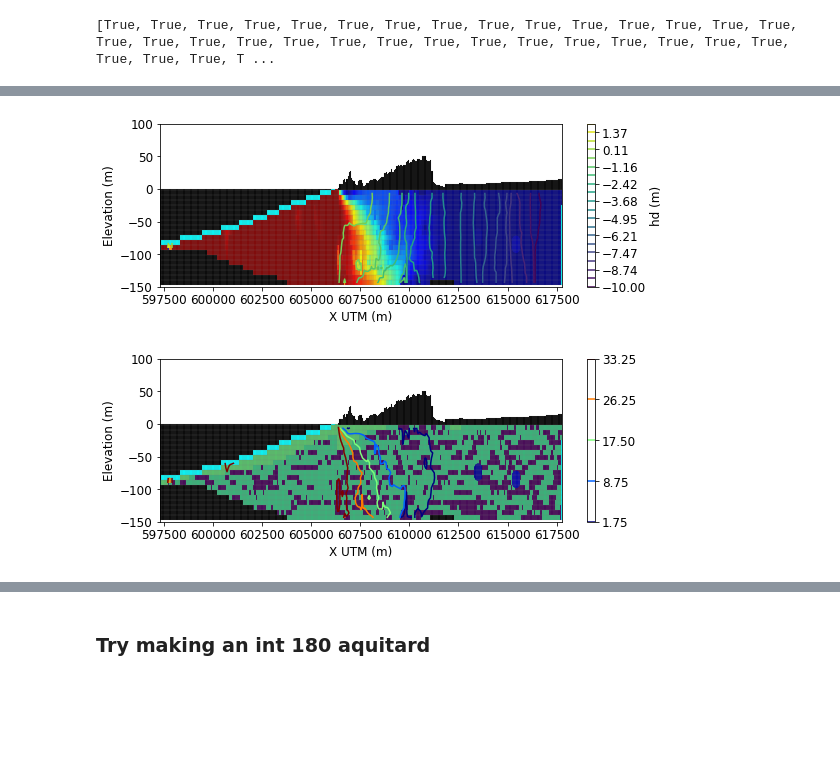
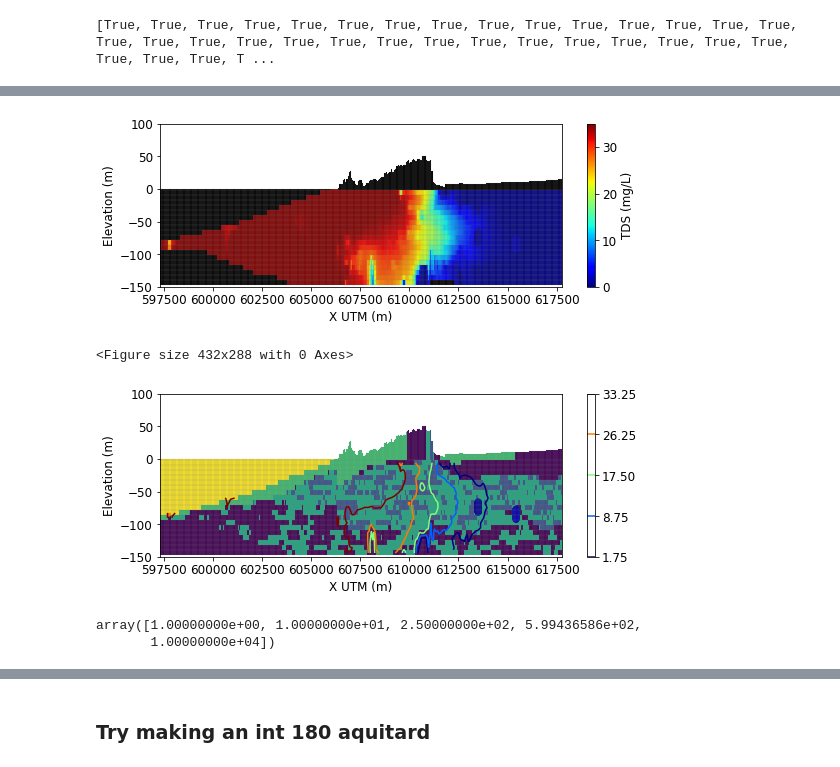
Before and after one commit to igotchalk/SWIlarge, a Jupyter notebook: notebook/test_xsection_SV.ipynb, the cells around one changed output, grey strips where cells are left out. Cells and saved outputs as stored; diff of their text form; code cells hidden in the pictures; blank space fills up the shorter version.

```diff
--- a/notebook/test_xsection_SV.ipynb
+++ b/notebook/test_xsection_SV.ipynb
@@ -719,7 +716,7 @@ densefresh = 1000.
 denseslp = (densesalt - densefresh) / (Csalt - Cfresh)
 #denseslp = 0 #trick for testing constant density
 # %%
-it=1
+it=0
 f_varlist = Path('../data/PriorModel/varlist.pkl')
 job_id='test'
 
@@ -739,6 +736,10 @@ print('unpacking and setting vars...')
 unpacking and setting vars...
 # %%
 ##Unpack vars
+thinning =varlist['thinning'][it] #done
+n_conduits = int(varlist['n_conduits'][it])
+
+
 por_sand = varlist['por_sand'][it] #done
 por_clay = varlist['por_clay'][it] #done
 aL = varlist['aL'][it] #done
@@ -751,14 +752,14 @@ kh_lay1     = varlist['kh_lay1'][it] #done
 DSA_head    = varlist['DSA_head'][it] #done
 
 
+#Changed vars
+kh_sand_180 = 500/2
+kh_clay_180 = 10
+kh_sand_400 = 100/2
+kh_clay_400 = 1
 
 
-#Changed vars
-kh_sand_180 = 100
-kh_clay_180 = .01
-kh_sand_400 = 100
-kh_clay_400 = .01
-
-
-DSA_head = 8
+DSA_head = 0.
 aL=1
+bhead_mod = -1
+add_rch = False
@@ -1013,8 +1061,8 @@ bhead_future_400 = np.r_[bhead_future_400,np.tile(bhead_future_400[-12:],20)]
 dates_future = dates[-1] + np.linspace(1/12,1/12*len(bhead_future_180),len(bhead_future_180))
 
 
-bheads180 = np.r_[bheads180,bhead_future_180]
-bheads400 = np.r_[bheads400,bhead_future_400]
+bheads180 = np.r_[bheads180,bhead_future_180] + bhead_mod
+bheads400 = np.r_[bheads400,bhead_future_400] + bhead_mod
 dates  = np.r_[dates,dates_future]
 
 
@@ -1045,7 +1093,7 @@ bheads400_interp = interp1d(dates,conv_signal(bheads400,12),kind='cubic')(dates_
 
 plt.plot(dates_m,bheads180_interp)
 plt.plot(dates_m,bheads400_interp)
-
+plt.show()
 
 ghb_data_inland = {}
 ssm_data_inland = {}
@@ -1558,40 +1640,40 @@ xsect.plot_grid(linewidth=.1)
 # The return value for this function is a matplotlib LineCollection object,
 # which could be manipulated (or used) later if necessary.
 # linecollection = xsect.plot_grid()
-# patches = xsect.plot_ibound()
+patches = xsect.plot_ibound()
 # csa = xsect.plot_array(layer_mapping_ind)
 # cmap = cm.get_cmap('tab10', lay_m.shape[0])
 csa = xsect.plot_array(conc,cmap='jet',vmin=0,vmax=35)
 # c = plt.colorbar(csa)
 # c.set_label('TDS (g/L)')
 
 
-csa = xsect.contour_array(hd,levels= np.linspace(-10,2,20),cmap='viridis')
+# csa = xsect.contour_array(hd,levels= np.linspace(-10,2,20),cmap='viridis')
 c = plt.colorbar(csa)
-c.set_label('hd (m)')
+c.set_label('TDS (mg/L)')
 
 
 
 # wel = xsect.plot_bc("CHD")
-wel = xsect.plot_ibound()
-wel = xsect.plot_bc("GHB")
+# wel = xsect.plot_ibound()
+# wel = xsect.plot_bc("GHB")
 
 x = np.ravel([np.ones(20)*v for v in df_TDS.X_NAD83_UTM10N.values])
 y = np.ravel([np.linspace(end,start,20) for end,start in zip(df_TDS.perf_end1_elev.values,df_TDS.perf_start1_elev.values)])
 c = np.ravel([np.ones(20)*v for v in df_TDS.conc.values/1000])
 plt.scatter(x,y,c=c,vmin=0,vmax=35,cmap='jet')
 
 
 
 
 # t = ax.set_title('{slicetype} {slicenum} Cross-Section'.format(slicetype=slicetype,slicenum=slicenum))
 plt.ylabel('Elevation (m)')
 plt.ylim((-150,100))
 plt.xlabel('X UTM (m)')
 plt.show()
 # plt.savefig(figdir.joinpath('xsection_conc.png'),dpi=300,bbox_inches='tight')
 # %% [output]
-[figure, old version]
+[figure, new version]
 # %%
 from matplotlib import cm
 
@@ -1621,8 +1703,8 @@ csa = xsect.contour_array(conc,cmap='jet',levels=35*np.array((.05,.25,.5,.75,.95
 
 c = plt.colorbar(csa)
 # wel = xsect.plot_bc("CHD")
-wel = xsect.plot_ibound()
-wel = xsect.plot_bc("GHB")
+# wel = xsect.plot_ibound()
+# wel = xsect.plot_bc("GHB")
 
 x = np.ravel([np.ones(20)*v for v in df_TDS.X_NAD83_UTM10N.values])
 y = np.ravel([np.linspace(end,start,20) for end,start in zip(df_TDS.perf_end1_elev.values,df_TDS.perf_start1_elev.values)])
@@ -1640,7 +1722,13 @@ plt.show()
 # c.set_label('log10(hk)')
 # plt.savefig(figdir.joinpath('xsection_layers.png'),dpi=300,bbox_inches='tight')
 # %% [output]
+<Figure size 432x288 with 0 Axes>
-[figure, old version]
+[figure, new version]
+# %%
+np.unique(hk)
+# %% [output]
+array([1.00000000e+00, 1.00000000e+01, 2.50000000e+02, 5.99436586e+02,
+       1.00000000e+04])
 # %%
 import set_rc
 set_rc.set_rc()
```
Also changed, not shown: parts of 19 cells of this notebook, 13 other files.
